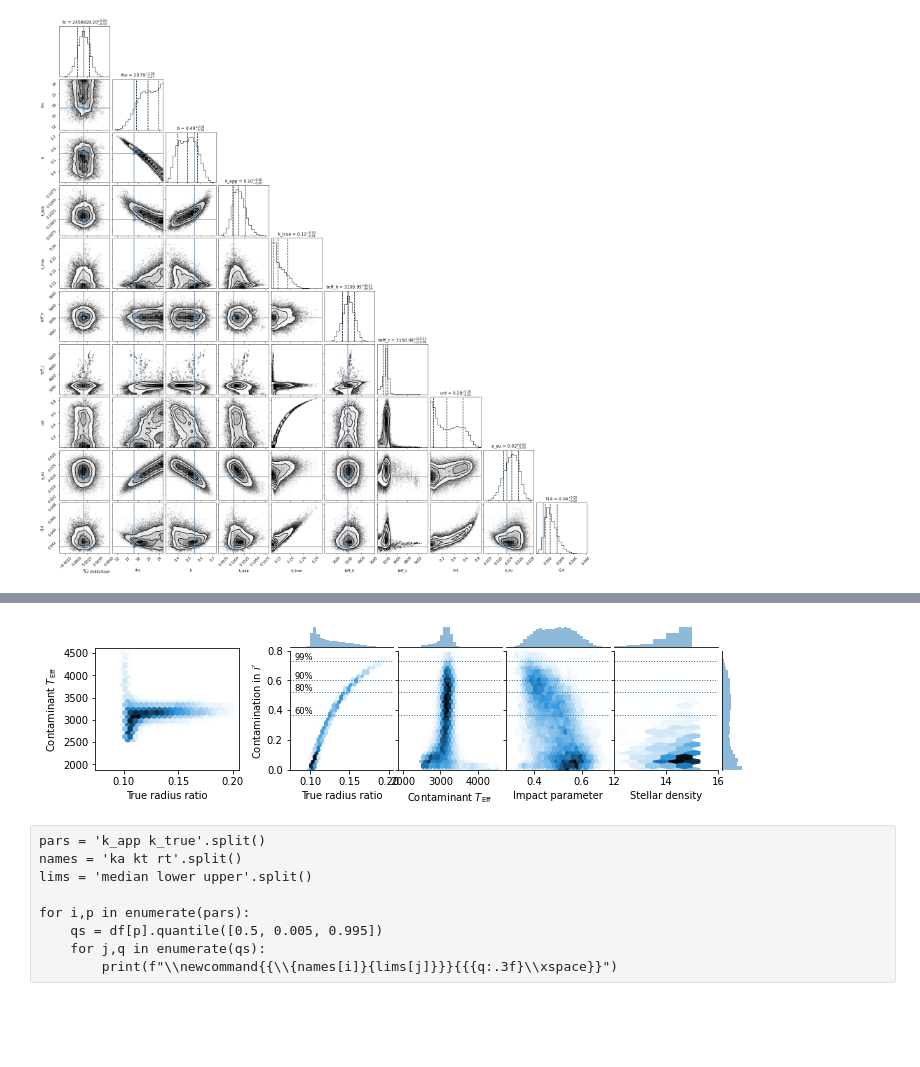
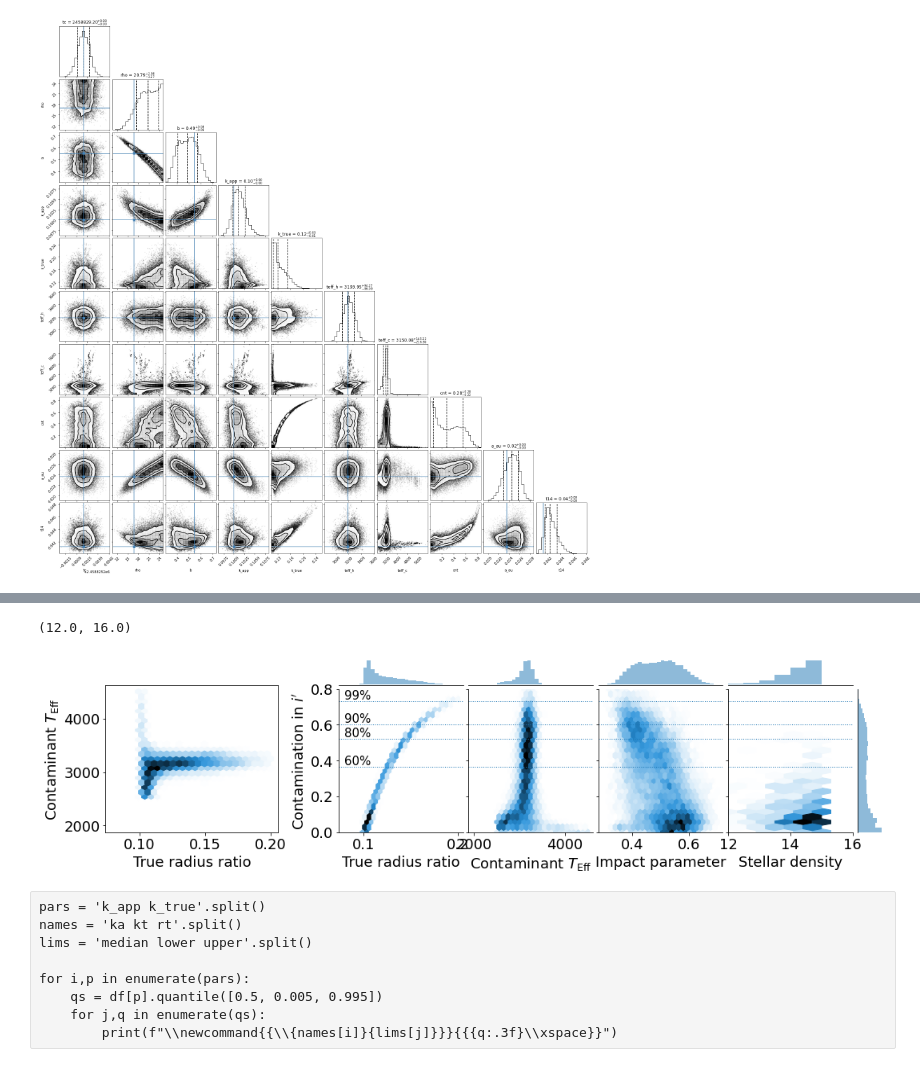
Before and after one commit to jpdeleon/toi1696, a Jupyter notebook: notebooks/contamination.ipynb, the cells around one changed output, grey strips where cells are left out. Drawn from its saved outputs; the diff is of its cells as text; code cells hidden in the pictures; blank space fills up the shorter version.

Commit message:
update contamination

```diff
--- a/notebooks/contamination.ipynb
+++ b/notebooks/contamination.ipynb
@@ -448,27 +453,2 @@ fig.axes[8].set_xlim(12,16)
 # %%
 fig.savefig('../paper/figures/contaminated_lpf_jointplot.png', bbox_inches=False, facecolor='w')
-# %%
-from matplotlib.pyplot import setp
-from numpy import percentile
-from pytransit.contamination.plotting import _jplot
-
-def joint_marginal_plot2(df, fw=10, nb=30, gs=25, **kwargs):
-    return _jplot(df.k_true, df.teff_c, df.cnt, df.b, df.rho, fw, nb, gs, **kwargs)[0]
-
-fig = joint_marginal_plot2(df,
-                          htelim=(0.08, 0.2),
-                          ctelim=(2000, 4500),
-#                           rlim=(7,13),
-                          blim=(0.3, 0.7),
-                          clim=(0,0.8)
-                         )
-
-setp(fig.axes[0:2], xlabel='True radius ratio')
-ps = percentile(df.cnt, [60, 80, 90, 99])
-[[ax.axhline(p, lw=1, ls=':') for p in ps] for ax in fig.axes[1:5]]
-[fig.axes[1].text(0.08, p+0.01, '{:2d}%'.format(t), size='small') for p,t in zip(ps, [60, 80, 90, 99])]
-
-fig.axes[4].set_xlim(12,16)
-fig.axes[8].set_xlim(12,16)
-# %% [output]
-[figure, removed]
@@ -476,0 +455,27 @@ fig.savefig('../paper/figures/contaminated_lpf_jointplot2.png', bbox_inches=Fals
+# %%
+from matplotlib.pyplot import setp
+from numpy import percentile
+from pytransit.contamination.plotting import _jplot
+
+def joint_marginal_plot2(df, fw=10, nb=30, gs=25, **kwargs):
+    return _jplot(df.k_true, df.teff_c, df.cnt, df.b, df.rho, fw, nb, gs, **kwargs)[0]
+
+fig = joint_marginal_plot2(df,
+                          htelim=(0.08, 0.2),
+                          ctelim=(2000, 4500),
+#                           rlim=(7,13),
+                          blim=(0.3, 0.7),
+                          clim=(0,0.8),
+                           fw=15
+                         )
+
+setp(fig.axes[0:2], xlabel='True radius ratio')
+ps = percentile(df.cnt, [60, 80, 90, 99])
+[[ax.axhline(p, lw=1, ls=':') for p in ps] for ax in fig.axes[1:5]]
+[fig.axes[1].text(0.08, p+0.01, '{:2d}%'.format(t), size='small') for p,t in zip(ps, [60, 80, 90, 99])]
+
+fig.axes[4].set_xlim(12,16)
+fig.axes[8].set_xlim(12,16)
+# %% [output]
+(12.0, 16.0)
+[figure, added]
```
Also changed, not shown: parts of 5 cells of this notebook, 2 other files.
